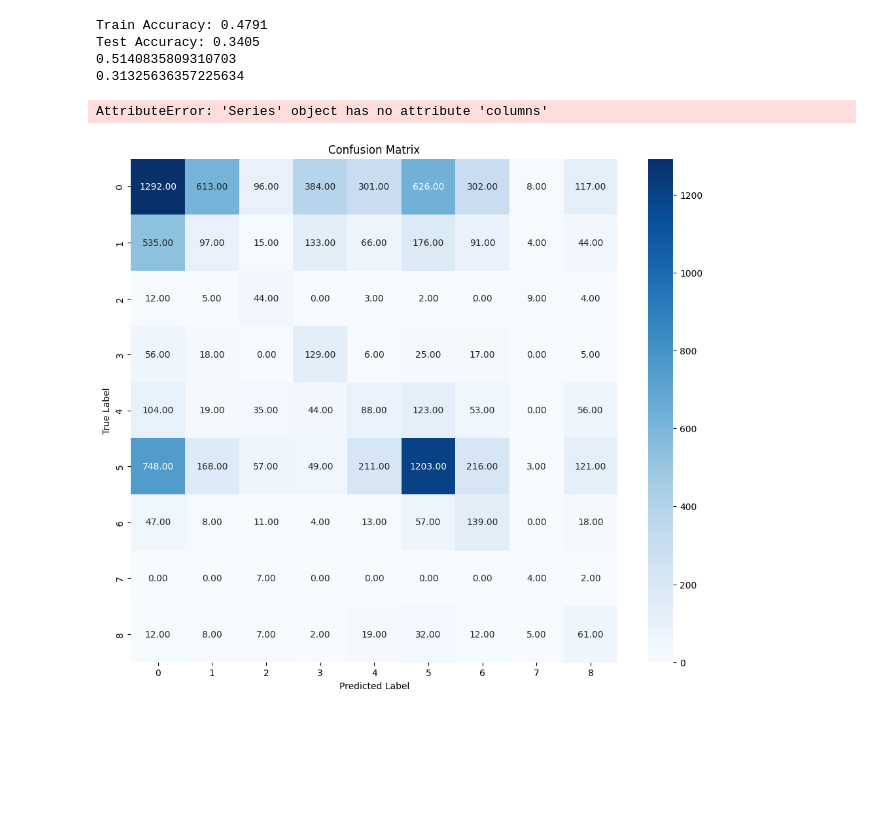
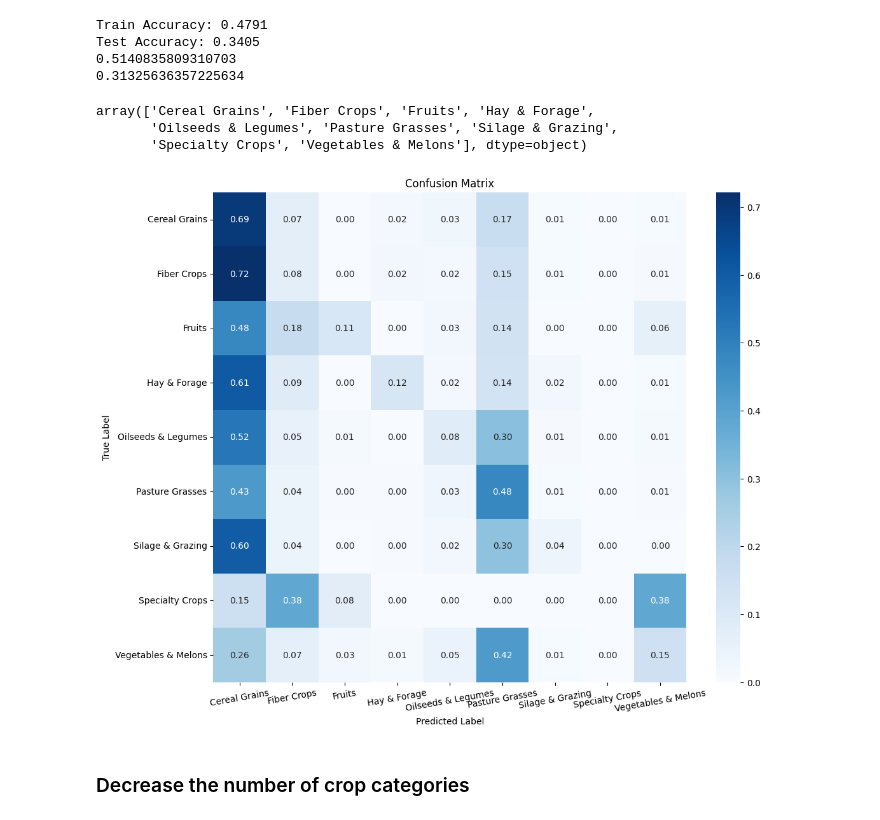
Before and after one commit to patrusgrg/Math4650_SP_2026_FP1_G3_GURUNG, a Jupyter notebook: notebooks/main.ipynb, the cells around one changed output. Saved outputs shown, nothing was run; the diff lists cells and outputs as text; code cells hidden in the pictures; blank space fills up the shorter version.

```diff
--- a/notebooks/main.ipynb
+++ b/notebooks/main.ipynb
@@ -152,9 +195,9 @@ yldunits       4147
 dtype: int64
 # %%
 # Drop null values in cropname (target variable)
-df_soil = df_soil.dropna(subset=['cropname'])
+df = df.dropna(subset=['cropname'])
 
 # Count missing values
-print(df_soil.isnull().sum())
-print(df_soil.shape)
+print(df.isnull().sum())
+print(df.shape)
 # %% [output]
@@ -277,7 +330,7 @@ Length: 17, dtype: str
        'Tall wheatgrass',        'Wheat grazeout',               'Pasture']
 Length: 15, dtype: str
 # %%
-df_soil = df_soil.drop('yldunits', axis=1)
+df = df.drop('yldunits', axis=1)
 # %% [markdown]
 # ---------------------------------------------
 # %% [markdown]
@@ -364,9 +417,9 @@ crop_mapping = {
 }
 
 # Apply mapping to your dataframe
-df_soil['crop_category'] = df_soil['cropname'].map(crop_mapping)
-df_soil = df_soil.drop('cropname', axis=1)
-print(df_soil['crop_category'].nunique())
+df['crop_category'] = df['cropname'].map(crop_mapping)
+df = df.drop('cropname', axis=1)
+print(df['crop_category'].nunique())
 # %% [output]
 9
 # %%
@@ -445,8 +496,8 @@ plt.show()
 # %% [markdown]
 ### Train and test split
 # %%
-X = df_soil.drop('crop_category', axis=1)
-y = df_soil['crop_category']
+X = df.drop('crop_category', axis=1)
+y = df['crop_category']
 
 X_train, X_test, y_train, y_test = train_test_split(
     X,
@@ -649,17 +705,24 @@ Test Accuracy: 0.3405
 0.5140835809310703
 0.31325636357225634
 # %%
-print(y_test)
-print(y_test_pred)
+imb_pipeline.classes_
 # %% [output]
-AttributeError: 'Series' object has no attribute 'columns'
+array(['Cereal Grains', 'Fiber Crops', 'Fruits', 'Hay & Forage',
+       'Oilseeds & Legumes', 'Pasture Grasses', 'Silage & Grazing',
+       'Specialty Crops', 'Vegetables & Melons'], dtype=object)
 # %%
 cnf_matrix = confusion_matrix(y_test, y_test_pred)
+cnf_matrix_norm = cnf_matrix.astype('float') / cnf_matrix.sum(axis=1)[:, np.newaxis]
 plt.figure(figsize=(12, 10))
-sns.heatmap(cnf_matrix, annot=True, fmt='.2f', cmap='Blues')
+sns.heatmap(cnf_matrix_norm, annot=True, fmt='.2f', cmap='Blues',
+            xticklabels=imb_pipeline.classes_,
+            yticklabels=imb_pipeline.classes_)
+plt.xticks(rotation=10)
 plt.xlabel('Predicted Label')
 plt.ylabel('True Label')
 plt.title('Confusion Matrix')
 plt.show()
 # %% [output]
-[figure, old version]
+[figure, new version]
+# %% [markdown]
+### Decrease the number of crop categories
```
Also changed, not shown: parts of 30 cells of this notebook, 7 other files.
